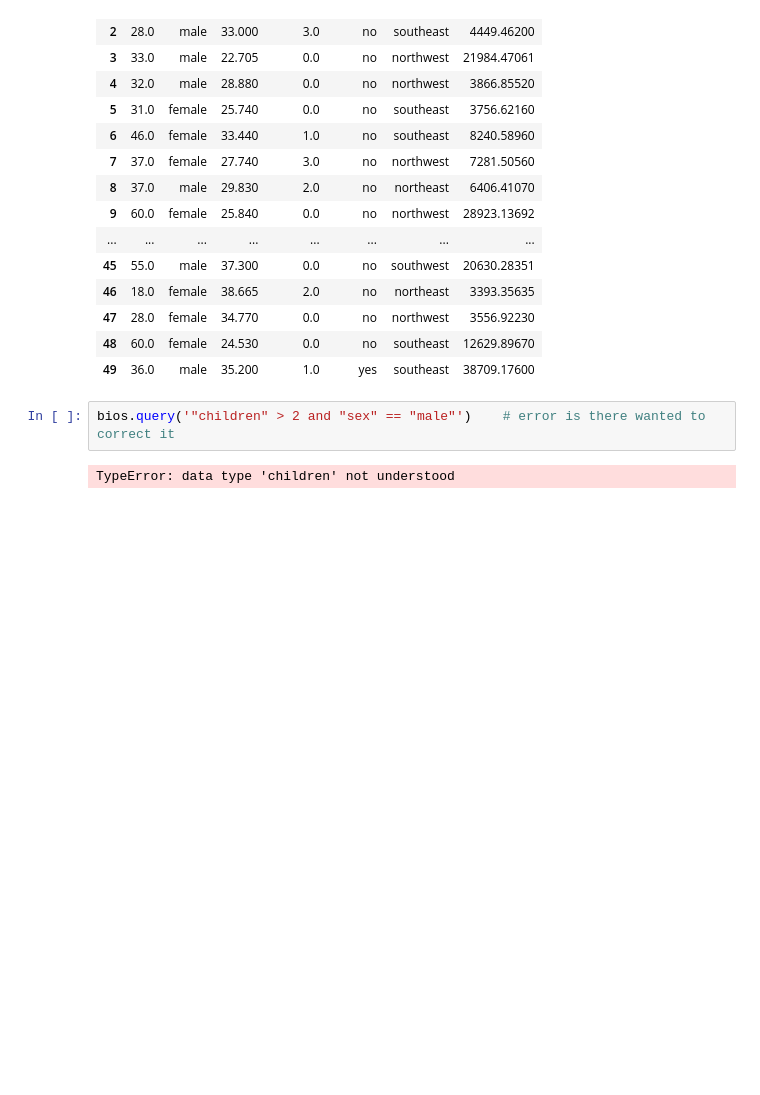
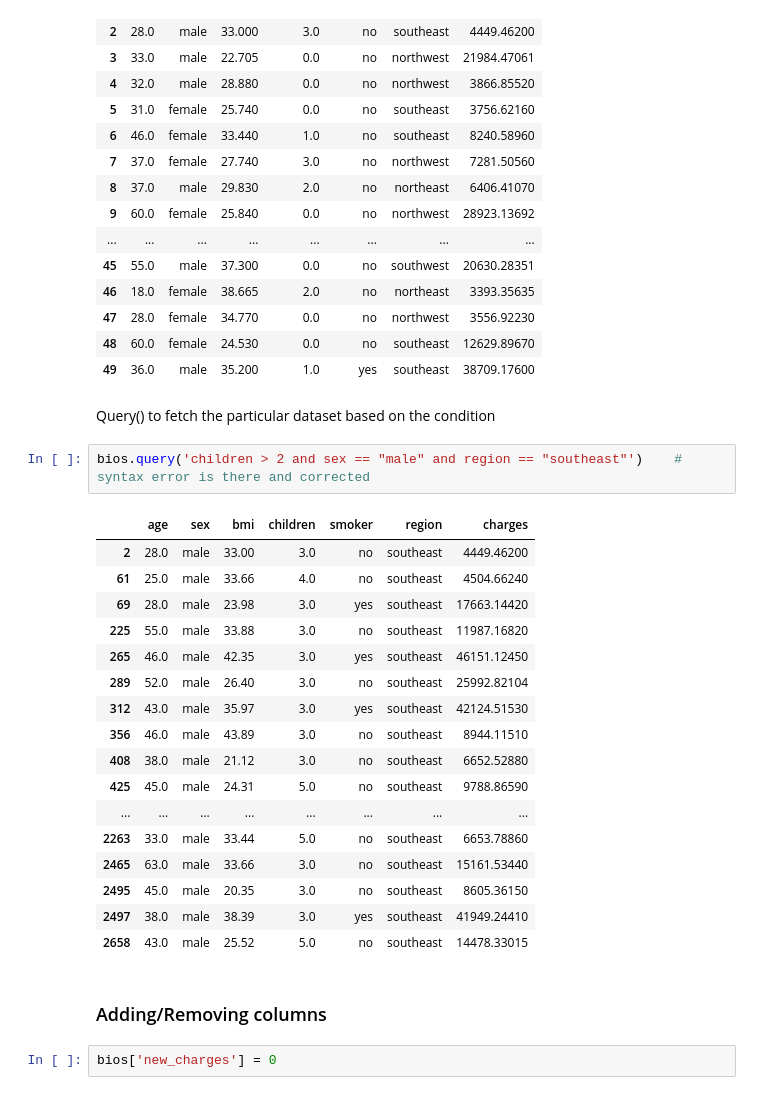
Before and after one commit to nid067/Project_ML, a Jupyter notebook: pandas_tuto.ipynb, the cells around one changed output. Drawn from its saved outputs; the diff is of its cells as text; blank space fills up the shorter version.

```diff
--- a/pandas_tuto.ipynb
+++ b/pandas_tuto.ipynb
@@ -191,7 +191,29 @@ bios.iloc[:50]
 | 47 | 28.0 | female | 34.770 | 0.0 | no | northwest | 3556.92230 |
 | 48 | 60.0 | female | 24.530 | 0.0 | no | southeast | 12629.89670 |
 | 49 | 36.0 | male | 35.200 | 1.0 | yes | southeast | 38709.17600 |
+# %% [markdown]
+Query() to fetch the particular dataset based on the condition
 # %%
-bios.query('"children" > 2 and "sex" == "male"')    # error is there wanted to correct it
+bios.query('children > 2 and sex == "male" and region == "southeast"')    # syntax error is there and corrected
 # %% [output]
-TypeError: data type 'children' not understood
+|  | age | sex | bmi | children | smoker | region | charges |
+| 2 | 28.0 | male | 33.00 | 3.0 | no | southeast | 4449.46200 |
+| 61 | 25.0 | male | 33.66 | 4.0 | no | southeast | 4504.66240 |
+| 69 | 28.0 | male | 23.98 | 3.0 | yes | southeast | 17663.14420 |
+| 225 | 55.0 | male | 33.88 | 3.0 | no | southeast | 11987.16820 |
+| 265 | 46.0 | male | 42.35 | 3.0 | yes | southeast | 46151.12450 |
+| 289 | 52.0 | male | 26.40 | 3.0 | no | southeast | 25992.82104 |
+| 312 | 43.0 | male | 35.97 | 3.0 | yes | southeast | 42124.51530 |
+| 356 | 46.0 | male | 43.89 | 3.0 | no | southeast | 8944.11510 |
+| 408 | 38.0 | male | 21.12 | 3.0 | no | southeast | 6652.52880 |
+| 425 | 45.0 | male | 24.31 | 5.0 | no | southeast | 9788.86590 |
+| ... | ... | ... | ... | ... | ... | ... | ... |
+| 2263 | 33.0 | male | 33.44 | 5.0 | no | southeast | 6653.78860 |
+| 2465 | 63.0 | male | 33.66 | 3.0 | no | southeast | 15161.53440 |
+| 2495 | 45.0 | male | 20.35 | 3.0 | no | southeast | 8605.36150 |
+| 2497 | 38.0 | male | 38.39 | 3.0 | yes | southeast | 41949.24410 |
+| 2658 | 43.0 | male | 25.52 | 5.0 | no | southeast | 14478.33015 |
+# %% [markdown]
+### Adding/Removing columns
+# %%
+bios['new_charges'] = 0
```
Also changed, not shown: parts of 14 cells of this notebook.
